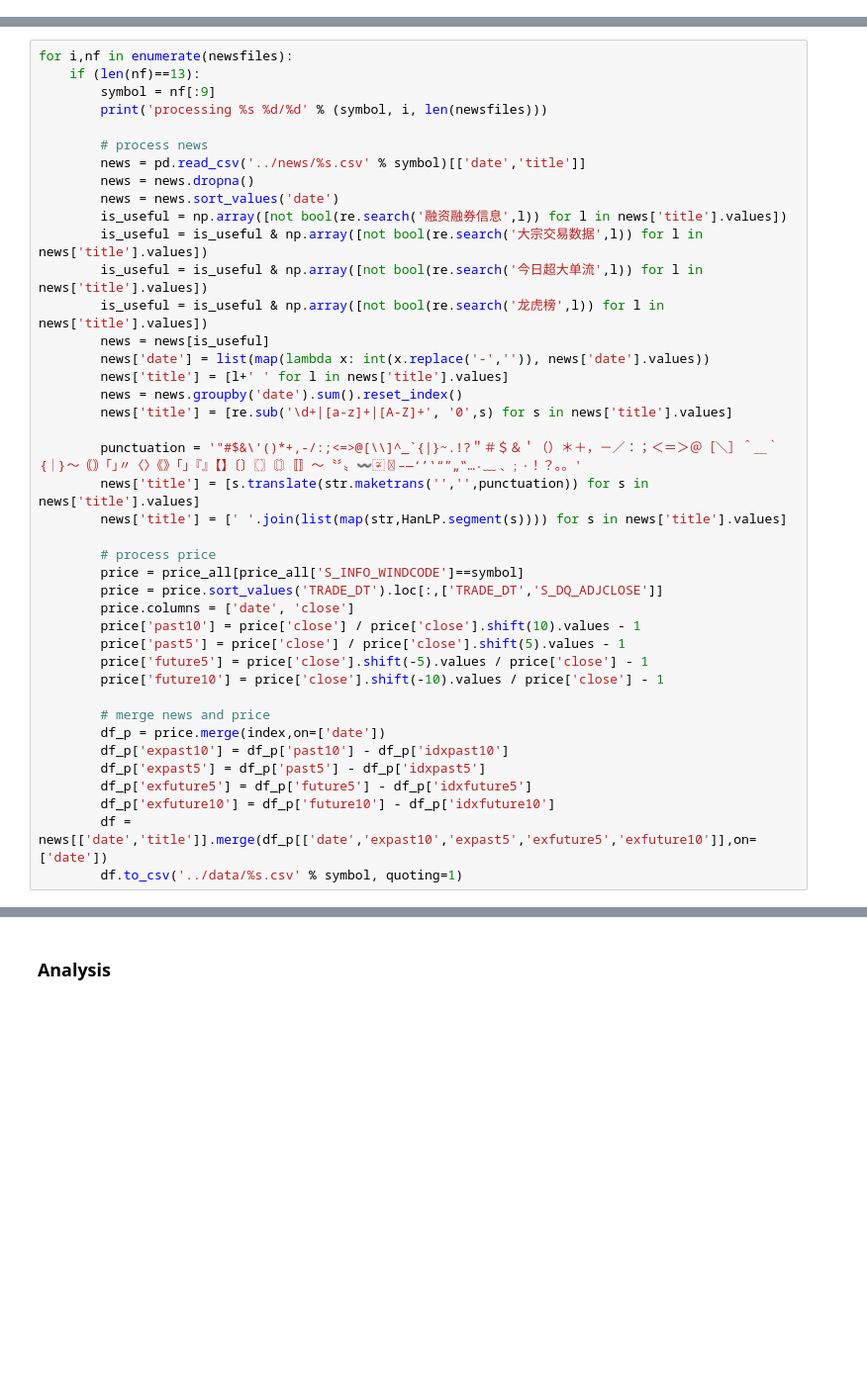
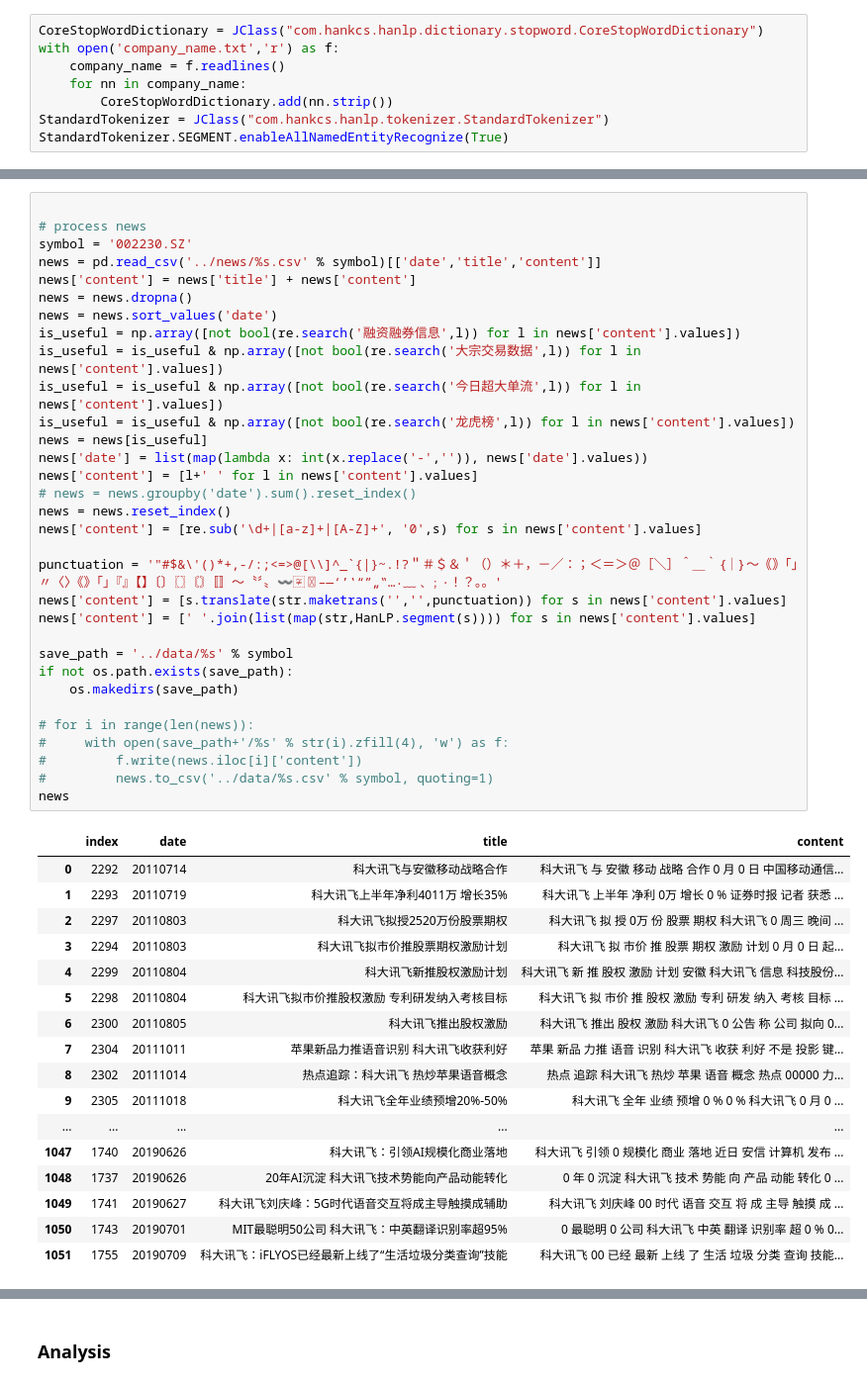
Before and after one commit to 1wy/eastMoney, a Jupyter notebook: ipy/semanticAnalysis.ipynb, the cells around one changed output, grey strips where cells are left out. Shown at 99% size. Cells and saved outputs as stored; diff of their text form; blank space fills up the shorter version.

```diff
--- a/ipy/semanticAnalysis.ipynb
+++ b/ipy/semanticAnalysis.ipynb
@@ -30,0 +89,8 @@ newsfiles = os.listdir('../news')
+# %%
+CoreStopWordDictionary = JClass("com.hankcs.hanlp.dictionary.stopword.CoreStopWordDictionary")
+with open('company_name.txt','r') as f:
+    company_name = f.readlines()
+    for nn in company_name:
+        CoreStopWordDictionary.add(nn.strip())
+StandardTokenizer = JClass("com.hankcs.hanlp.tokenizer.StandardTokenizer")
+StandardTokenizer.SEGMENT.enableAllNamedEntityRecognize(True)
@@ -31,42 +162,50 @@ newsfiles = os.listdir('../news')
 # %%
-for i,nf in enumerate(newsfiles):
-    if (len(nf)==13):
-        symbol = nf[:9]
-        print('processing %s %d/%d' % (symbol, i, len(newsfiles)))
 
-        # process news
-        news = pd.read_csv('../news/%s.csv' % symbol)[['date','title']]
-        news = news.dropna()
-        news = news.sort_values('date')
-        is_useful = np.array([not bool(re.search('融资融券信息',l)) for l in news['title'].values])
-        is_useful = is_useful & np.array([not bool(re.search('大宗交易数据',l)) for l in news['title'].values])
-        is_useful = is_useful & np.array([not bool(re.search('今日超大单流',l)) for l in news['title'].values])
-        is_useful = is_useful & np.array([not bool(re.search('龙虎榜',l)) for l in news['title'].values])
-        news = news[is_useful]
-        news['date'] = list(map(lambda x: int(x.replace('-','')), news['date'].values))
-        news['title'] = [l+' ' for l in news['title'].values]
-        news = news.groupby('date').sum().reset_index()
-        news['title'] = [re.sub('\d+|[a-z]+|[A-Z]+', '0',s) for s in news['title'].values]
+# process news
+symbol = '002230.SZ'
+news = pd.read_csv('../news/%s.csv' % symbol)[['date','title','content']]
+news['content'] = news['title'] + news['content']
+news = news.dropna()
+news = news.sort_values('date')
+is_useful = np.array([not bool(re.search('融资融券信息',l)) for l in news['content'].values])
+is_useful = is_useful & np.array([not bool(re.search('大宗交易数据',l)) for l in news['content'].values])
+is_useful = is_useful & np.array([not bool(re.search('今日超大单流',l)) for l in news['content'].values])
+is_useful = is_useful & np.array([not bool(re.search('龙虎榜',l)) for l in news['content'].values])
+news = news[is_useful]
+news['date'] = list(map(lambda x: int(x.replace('-','')), news['date'].values))
+news['content'] = [l+' ' for l in news['content'].values]
+# news = news.groupby('date').sum().reset_index()
+news = news.reset_index()
+news['content'] = [re.sub('\d+|[a-z]+|[A-Z]+', '0',s) for s in news['content'].values]
 
-        punctuation = '"#$&\'()*+,-/:;<=>@[\\]^_`{|}~.!?＂＃＄＆＇（）＊＋，－／：；＜＝＞＠［＼］＾＿｀｛｜｝～｟｠｢｣〃〈〉《》「」『』【】〔〕〖〗〘〙〚〛〜〝〞〟〰〾〿–—‘’‛“”„‟…‧﹏﹑﹔·！？｡。'
-        news['title'] = [s.translate(str.maketrans('','',punctuation)) for s in news['title'].values]
-        news['title'] = [' '.join(list(map(str,HanLP.segment(s)))) for s in news['title'].values]
+punctuation = '"#$&\'()*+,-/:;<=>@[\\]^_`{|}~.!?＂＃＄＆＇（）＊＋，－／：；＜＝＞＠［＼］＾＿｀｛｜｝～｟｠｢｣〃〈〉《》「」『』【】〔〕〖〗〘〙〚〛〜〝〞〟〰〾〿–—‘’‛“”„‟…‧﹏﹑﹔·！？｡。'
+news['content'] = [s.translate(str.maketrans('','',punctuation)) for s in news['content'].values]
+news['content'] = [' '.join(list(map(str,HanLP.segment(s)))) for s in news['content'].values]
 
-        # process price
-        price = price_all[price_all['S_INFO_WINDCODE']==symbol]
-        price = price.sort_values('TRADE_DT').loc[:,['TRADE_DT','S_DQ_ADJCLOSE']]
-        price.columns = ['date', 'close']
-        price['past10'] = price['close'] / price['close'].shift(10).values - 1
-        price['past5'] = price['close'] / price['close'].shift(5).values - 1
-        price['future5'] = price['close'].shift(-5).values / price['close'] - 1
-        price['future10'] = price['close'].shift(-10).values / price['close'] - 1
+save_path = '../data/%s' % symbol
+if not os.path.exists(save_path):
+    os.makedirs(save_path)
 
-        # merge news and price
-        df_p = price.merge(index,on=['date'])
-        df_p['expast10'] = df_p['past10'] - df_p['idxpast10']
-        df_p['expast5'] = df_p['past5'] - df_p['idxpast5']
-        df_p['exfuture5'] = df_p['future5'] - df_p['idxfuture5']
-        df_p['exfuture10'] = df_p['future10'] - df_p['idxfuture10']
-        df = news[['date','title']].merge(df_p[['date','expast10','expast5','exfuture5','exfuture10']],on=['date'])
-        df.to_csv('../data/%s.csv' % symbol, quoting=1)
+# for i in range(len(news)):
+#     with open(save_path+'/%s' % str(i).zfill(4), 'w') as f:
+#         f.write(news.iloc[i]['content'])
+#         news.to_csv('../data/%s.csv' % symbol, quoting=1)
+news
 # %% [output]
+|  | index | date | title | content |
+| 0 | 2292 | 20110714 | 科大讯飞与安徽移动战略合作 | 科大讯飞 与 安徽 移动 战略 合作 0 月 0 日 中国移动通信... |
+| 1 | 2293 | 20110719 | 科大讯飞上半年净利4011万 增长35% | 科大讯飞 上半年 净利 0万 增长 0 % 证券时报 记者 获悉 ... |
+| 2 | 2297 | 20110803 | 科大讯飞拟授2520万份股票期权 | 科大讯飞 拟 授 0万 份 股票 期权 科大讯飞 0 周三 晚间 ... |
+| 3 | 2294 | 20110803 | 科大讯飞拟市价推股票期权激励计划 | 科大讯飞 拟 市价 推 股票 期权 激励 计划 0 月 0 日 起... |
+| 4 | 2299 | 20110804 | 科大讯飞新推股权激励计划 | 科大讯飞 新 推 股权 激励 计划 安徽 科大讯飞 信息 科技股份... |
+| 5 | 2298 | 20110804 | 科大讯飞拟市价推股权激励 专利研发纳入考核目标 | 科大讯飞 拟 市价 推 股权 激励 专利 研发 纳入 考核 目标 ... |
+| 6 | 2300 | 20110805 | 科大讯飞推出股权激励 | 科大讯飞 推出 股权 激励 科大讯飞 0 公告 称 公司 拟向 0... |
+| 7 | 2304 | 20111011 | 苹果新品力推语音识别 科大讯飞收获利好 | 苹果 新品 力推 语音 识别 科大讯飞 收获 利好 不是 投影 键... |
+| 8 | 2302 | 20111014 | 热点追踪：科大讯飞 热炒苹果语音概念 | 热点 追踪 科大讯飞 热炒 苹果 语音 概念 热点 00000 力... |
+| 9 | 2305 | 20111018 | 科大讯飞全年业绩预增20%-50% | 科大讯飞 全年 业绩 预增 0 % 0 % 科大讯飞 0 月 0 ... |
+| ... | ... | ... | ... | ... |
+| 1047 | 1740 | 20190626 | 科大讯飞：引领AI规模化商业落地 | 科大讯飞 引领 0 规模化 商业 落地 近日 安信 计算机 发布 ... |
+| 1048 | 1737 | 20190626 | 20年AI沉淀 科大讯飞技术势能向产品动能转化 | 0 年 0 沉淀 科大讯飞 技术 势能 向 产品 动能 转化 0 ... |
+| 1049 | 1741 | 20190627 | 科大讯飞刘庆峰：5G时代语音交互将成主导触摸成辅助 | 科大讯飞 刘庆峰 00 时代 语音 交互 将 成 主导 触摸 成 ... |
+| 1050 | 1743 | 20190701 | MIT最聪明50公司 科大讯飞：中英翻译识别率超95% | 0 最聪明 0 公司 科大讯飞 中英 翻译 识别率 超 0 % 0... |
+| 1051 | 1755 | 20190709 | 科大讯飞：iFLYOS已经最新上线了“生活垃圾分类查询”技能 | 科大讯飞 00 已经 最新 上线 了 生活 垃圾 分类 查询 技能... |
```
Also changed, not shown: parts of 16 cells of this notebook, 8 other files.
